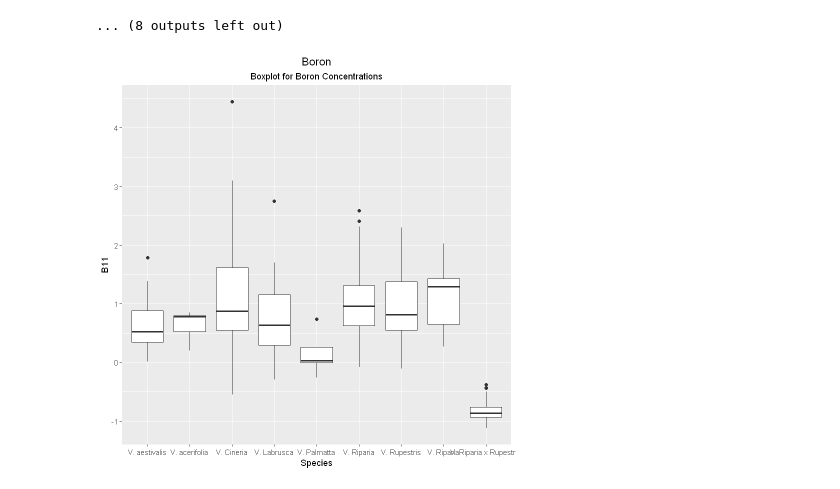
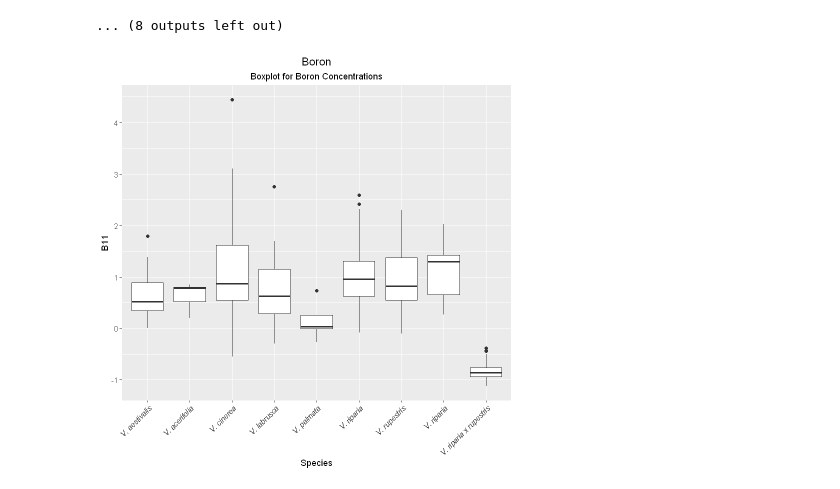
Before and after one commit to Kovacs-Lab/Aim-3, a Jupyter notebook: Ionomics/Boxplots.ipynb, the cells around one changed output. Drawn from its saved outputs; the diff is of its cells as text; code cells hidden in the pictures.

```diff
--- a/Ionomics/Boxplots.ipynb
+++ b/Ionomics/Boxplots.ipynb
@@ -73,19 +73,20 @@ Elements <- read.csv("New_ionStats.csv")
 # %%
 #boron <- boxplot(B11~Spec_int) # Boxplots for Boron concentrations
 #boxplot(B11~Spec_int) #boron
 Elements$Spec_int = as.factor(Elements$Spec_int)
 boron <- ggplot(Elements, aes(x=Spec_int, y=B11)) +
   geom_boxplot() +
   labs(
     title = "Boron",
     subtitle = "Boxplot for Boron Concentrations",
     x = "Species"
     ) +
-    scale_x_discrete(labels=c("V. aestivalis","V. acerifolia","V. Cineria","V. Labrusca","V. Palmatta","V. Riparia",
-                              "V. Rupestris","V. Riparia","V. Riparia x Rupestris"))
+    scale_x_discrete(labels=c("V. aestivalis", "V. acerifolia", "V. cinerea", "V. labrusca", "V. palmata", "V. riparia",
+                              "V. rupestris", "V. riparia", "V. riparia x rupestris")) +
+    theme(axis.text.x = element_text(face = "italic", angle = 45, hjust = 1))
 boron
 # %% [output]
-[figure, old version]
+[figure, new version]
 # %%
 #sodium <- boxplot(Na23~Spec_int) # Boxplots for sodium concentrations
 #boxplot(Na23~Spec_int) #sodium
```
Also changed, not shown: parts of 1 cell of this notebook.
